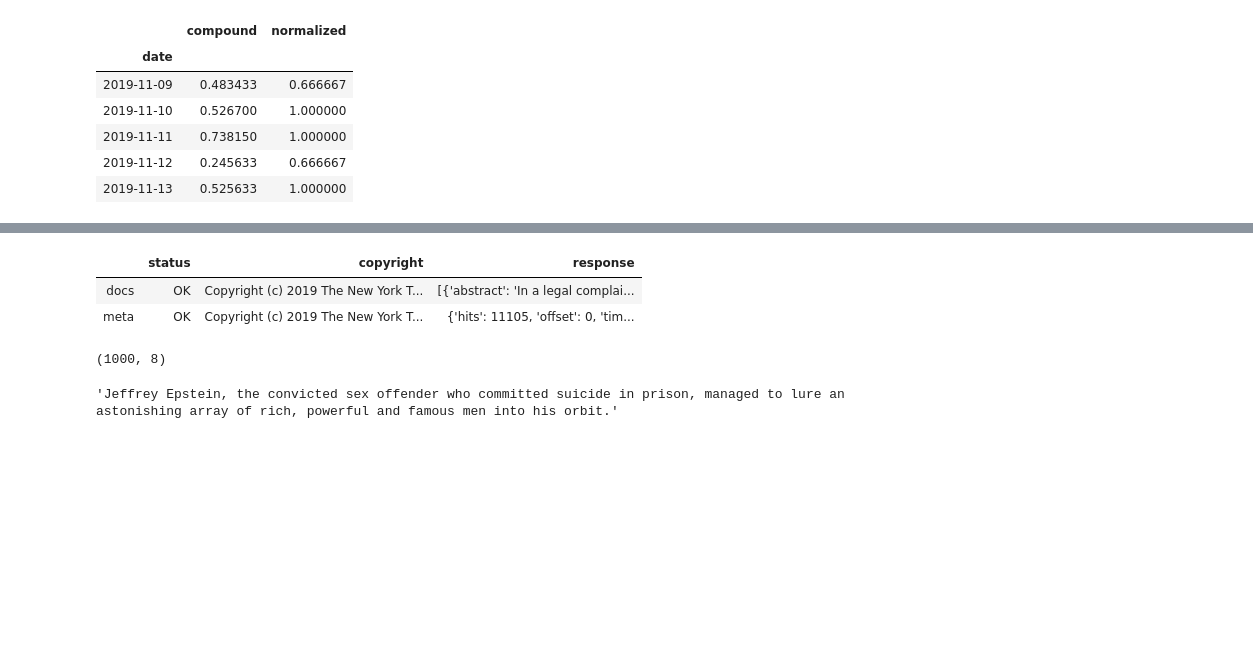
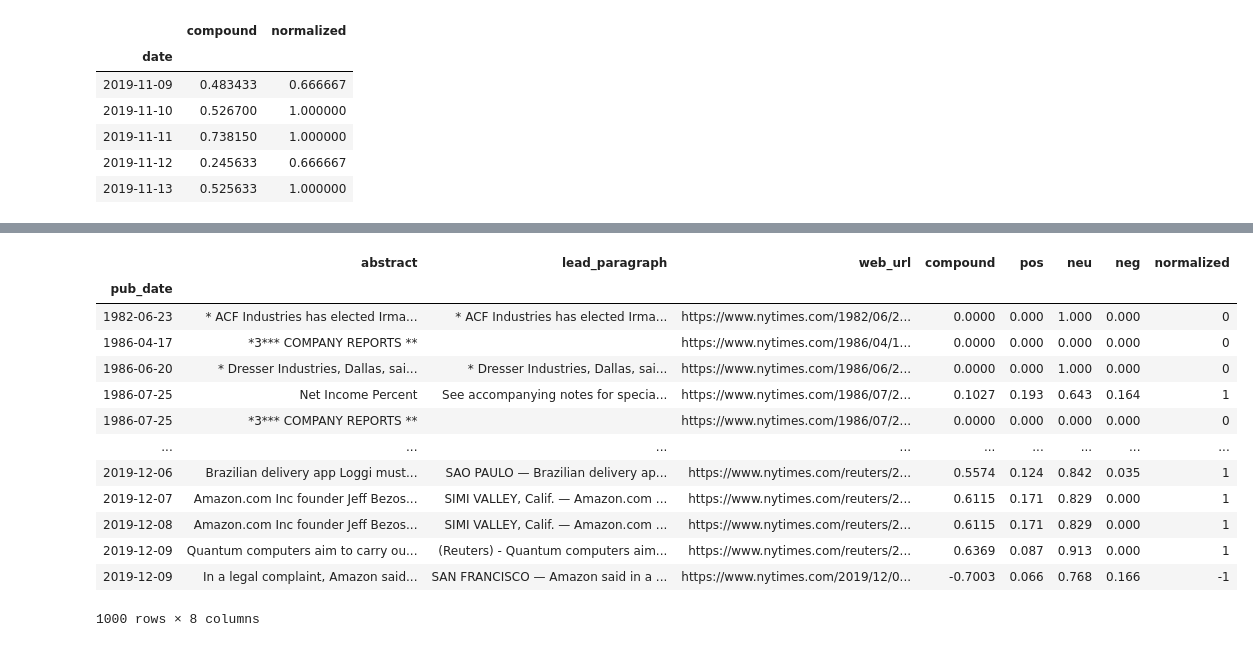
Before and after one commit to irayje/project_2, a Jupyter notebook: model_training.ipynb, the cells around one changed output, grey strips where cells are left out. Cells and saved outputs as stored; diff of their text form; code cells hidden in the pictures; blank space fills up the shorter version.

Commit message:
updated with microsoft data cleaned

```diff
--- a/model_training.ipynb
+++ b/model_training.ipynb
@@ -23,7 +23,7 @@ news_api = os.getenv("news_api")
 newsapi = NewsApiClient(api_key=news_api)
 # %%
 # Retrieve the NYtimes API key
-nyt_api = os.getenv("nytimes_secret")
+nyt_api = os.getenv("NYT_SECRET_KEY")
 # %%
 company_request = 'microsoft'
 # %%
@@ -345,13 +293,7 @@ response2.head()
 # %%
-response = pd.DataFrame(response_data)
+#response = pd.DataFrame(response_data)
-# %%
-response
-# %% [output]
-|  | status | copyright | response |
-| docs | OK | Copyright (c) 2019 The New York T... | [{'abstract': 'In a legal complai... |
-| meta | OK | Copyright (c) 2019 The New York T... | {'hits': 11105, 'offset': 0, 'tim... |
 # %%
-response = response['response']['docs']
+#response = response['response']['docs']
 # %%
 #response[0]
 # %%
@@ -410,10 +352,19 @@ news_df = news_df.sort_values(by="pub_date")
 # Define the date column as the DataFrame's index
 news_df.set_index("pub_date", inplace=True)
 # %%
-news_df.shape
+news_df
 # %% [output]
+|  | abstract | lead_paragraph | web_url | compound | pos | neu | neg | normalized |
+| pub_date |  |  |  |  |  |  |  |  |
+| 1982-06-23 | * ACF Industries has elected Irma... | * ACF Industries has elected Irma... | https://www.nytimes.com/1982/06/2... | 0.0000 | 0.000 | 1.000 | 0.000 | 0 |
+| 1986-04-17 | *3*** COMPANY REPORTS ** |  | https://www.nytimes.com/1986/04/1... | 0.0000 | 0.000 | 0.000 | 0.000 | 0 |
+| 1986-06-20 | * Dresser Industries, Dallas, sai... | * Dresser Industries, Dallas, sai... | https://www.nytimes.com/1986/06/2... | 0.0000 | 0.000 | 1.000 | 0.000 | 0 |
+| 1986-07-25 | Net Income Percent | See accompanying notes for specia... | https://www.nytimes.com/1986/07/2... | 0.1027 | 0.193 | 0.643 | 0.164 | 1 |
+| 1986-07-25 | *3*** COMPANY REPORTS ** |  | https://www.nytimes.com/1986/07/2... | 0.0000 | 0.000 | 0.000 | 0.000 | 0 |
+| ... | ... | ... | ... | ... | ... | ... | ... | ... |
+| 2019-12-06 | Brazilian delivery app Loggi must... | SAO PAULO — Brazilian delivery ap... | https://www.nytimes.com/reuters/2... | 0.5574 | 0.124 | 0.842 | 0.035 | 1 |
+| 2019-12-07 | Amazon.com Inc founder Jeff Bezos... | SIMI VALLEY, Calif. — Amazon.com ... | https://www.nytimes.com/reuters/2... | 0.6115 | 0.171 | 0.829 | 0.000 | 1 |
+| 2019-12-08 | Amazon.com Inc founder Jeff Bezos... | SIMI VALLEY, Calif. — Amazon.com ... | https://www.nytimes.com/reuters/2... | 0.6115 | 0.171 | 0.829 | 0.000 | 1 |
+| 2019-12-09 | Quantum computers aim to carry ou... | (Reuters) - Quantum computers aim... | https://www.nytimes.com/reuters/2... | 0.6369 | 0.087 | 0.913 | 0.000 | 1 |
+| 2019-12-09 | In a legal complaint, Amazon said... | SAN FRANCISCO — Amazon said in a ... | https://www.nytimes.com/2019/12/0... | -0.7003 | 0.066 | 0.768 | 0.166 | -1 |
-(1000, 8)
+1000 rows × 8 columns
-# %%
-news_df.iloc[0]['lead_paragraph']
-# %% [output]
-'Jeffrey Epstein, the convicted sex offender who committed suicide in prison, managed to lure an astonishing array of rich, powerful and famous men into his orbit.'
```
Also changed, not shown: parts of 27 cells of this notebook.
